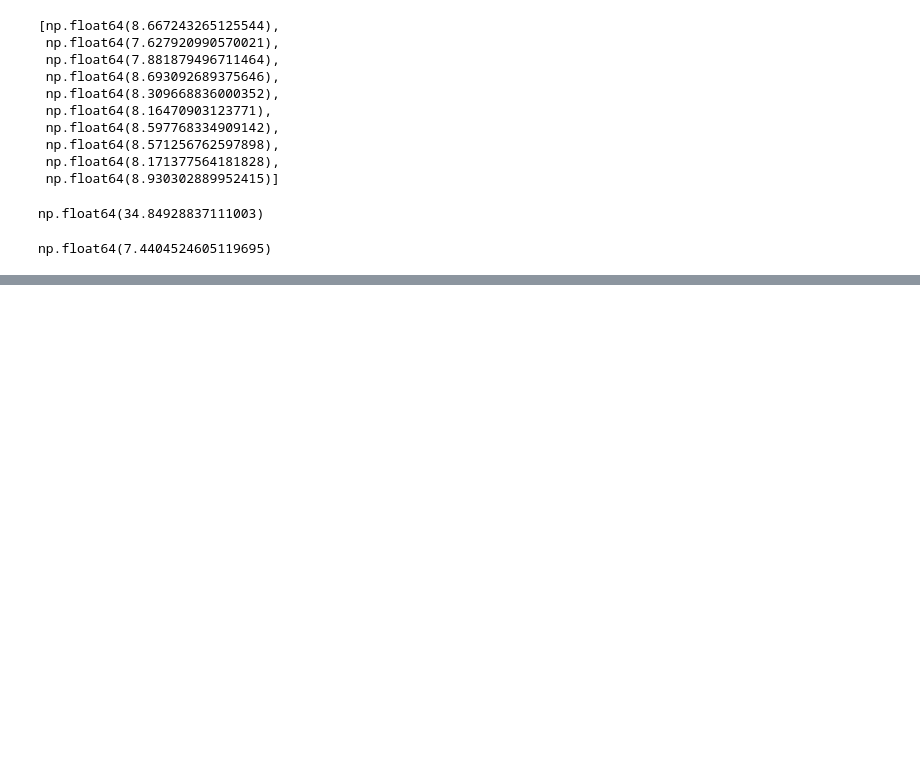
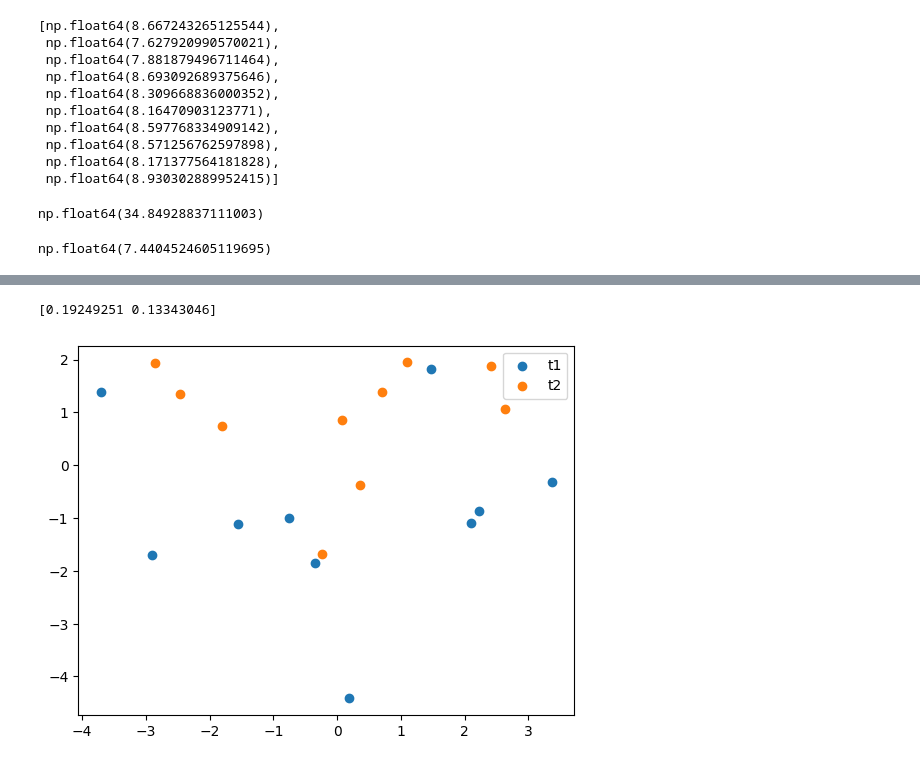
Before and after one commit to LANEVADA/IG, a Jupyter notebook: scratch.ipynb, the cells around one changed output, grey strips where cells are left out. Saved outputs shown, nothing was run; the diff lists cells and outputs as text; code cells hidden in the pictures; blank space fills up the shorter version.

```diff
--- a/scratch.ipynb
+++ b/scratch.ipynb
@@ -520,9 +535,10 @@ def model_target(epsilon=1e-1):
     vectors1=[]
     vectors2=[]
     core=MIGCore()
-    r1=generate_real_Toeplitz_covariance(128)
+    n=256
+    r1=generate_real_Toeplitz_covariance(n)
     R1=core.build_toeplitz_matrix(r1)
-    R2=R1+epsilon*target_matrix(128)
+    R2=R1+epsilon*target_matrix(n)
     for i in range(10):
         x=generate_samples(R1,1)
         x=x.ravel()
@@ -534,7 +550,7 @@ def model_target(epsilon=1e-1):
     m2,t2=compute_geometric_mean(vectors2,smooth=True)
     return m1,t1,m2,t2,R1,R2
 # %%
-m1,t1,m2,t2,R1,R2=model_target(0.01)
+m1,t1,m2,t2,R1,R2=model_target(0.005)
 # %%
 d1=[np.linalg.norm(m1-t1[i])for i in range(len(t1))]
 d2=[np.linalg.norm(m2-t2[i])for i in range(len(t2))]
@@ -609,0 +642,21 @@ array([[ 1.00000000e+00+0.00000000e+00j, -3.54586702e-01-5.88329503e-01j,
+# %%
+#perform pca on t1 and t2
+from sklearn.decomposition import PCA
+
+pca = PCA(n_components=2)
+all_points=np.array(t1+t2)
+pca_result = pca.fit_transform(all_points)
+
+#show saved information
+
+print(pca.explained_variance_ratio_)
+#plot results
+
+import matplotlib.pyplot as plt
+plt.scatter(pca_result[:len(t1), 0], pca_result[:len(t1), 1], label='t1')
+plt.scatter(pca_result[len(t1):, 0], pca_result[len(t1):, 1], label='t2')
+plt.legend()
+plt.show()
+# %% [output]
+[0.19249251 0.13343046]
+[figure, added]
```
Also changed, not shown: parts of 11 cells of this notebook, 17 other files.
